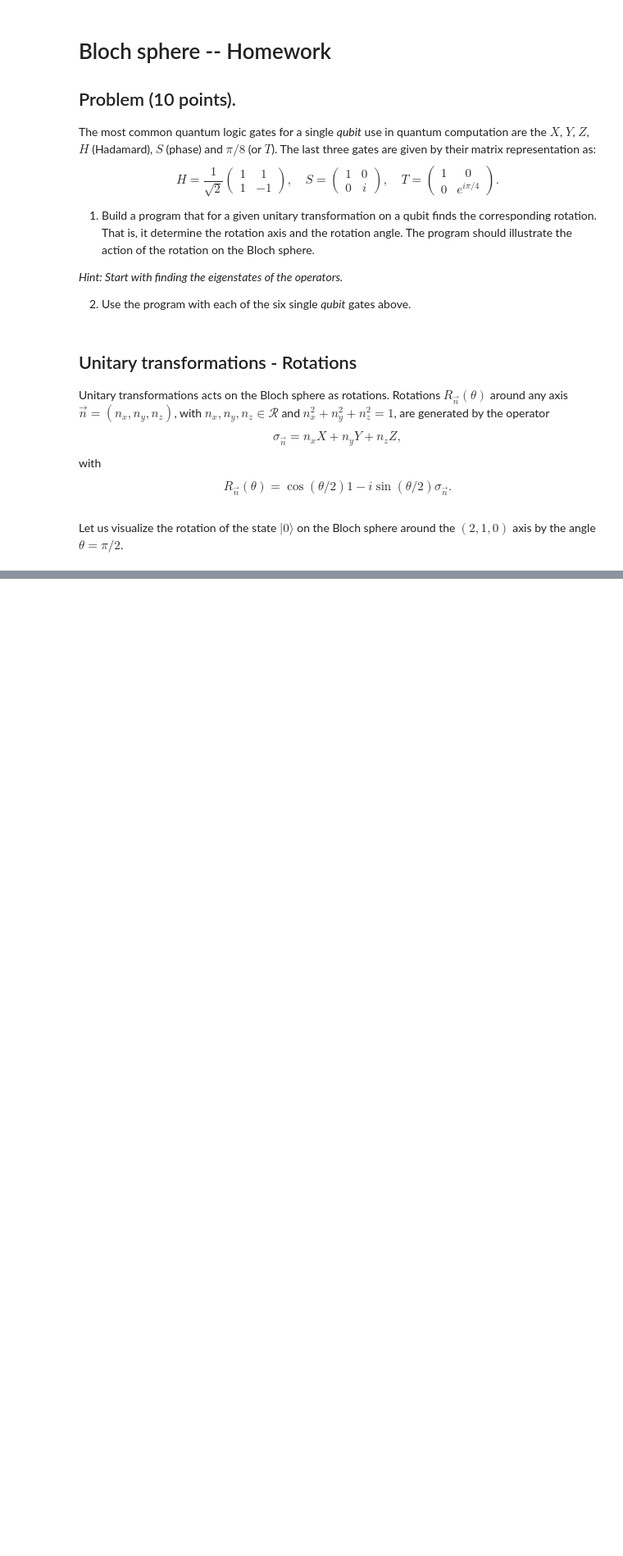
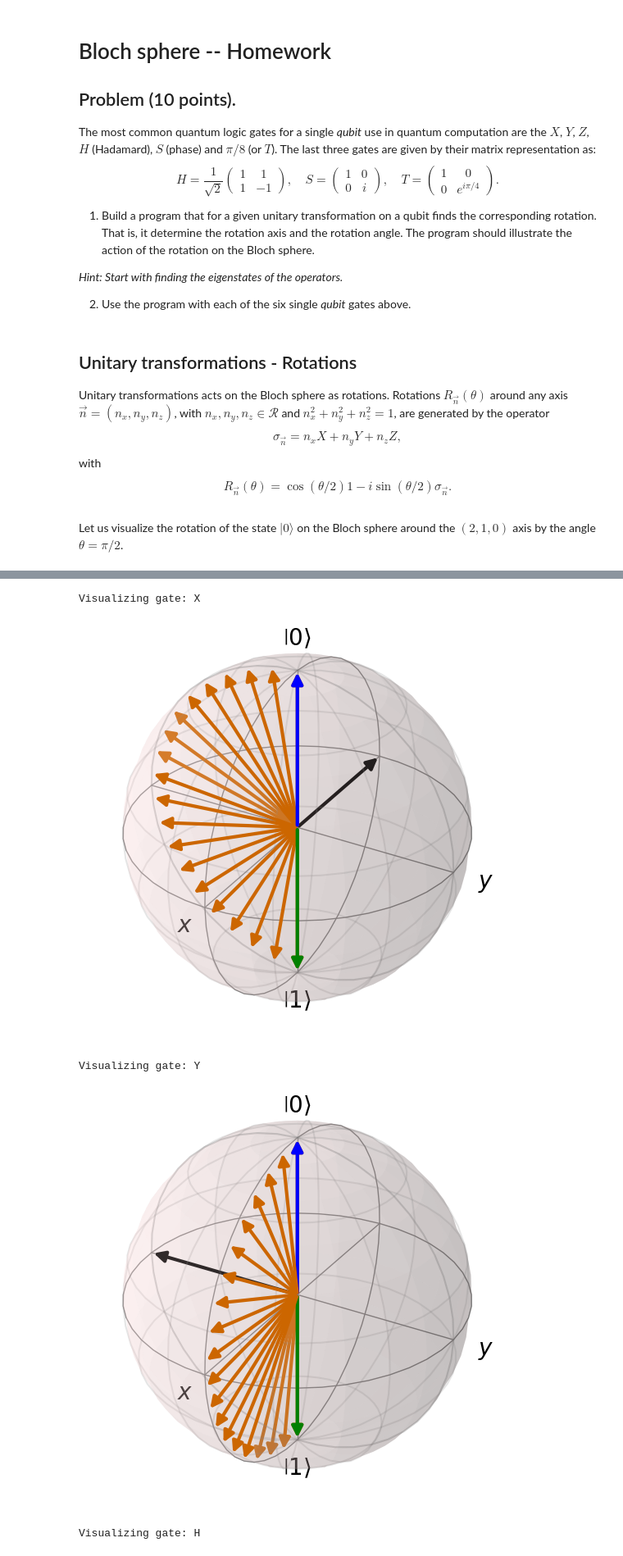
Before and after one commit to rifusaki/college, a Jupyter notebook: cuantica/QC_I_Taller6_Bloch_sphere.ipynb, the cells around one changed output, grey strips where cells are left out. Shown at 82% size. Drawn from its saved outputs; the diff is of its cells as text; code cells hidden in the pictures; blank space fills up the shorter version.

Commit message:
completed bloch sphere gates

```diff
--- a/cuantica/QC_I_Taller6_Bloch_sphere.ipynb
+++ b/cuantica/QC_I_Taller6_Bloch_sphere.ipynb
@@ -132,0 +187,44 @@ b # plots the Bloch sphere
+# %%
+# Pauli X, Y, Z
+X = Qobj([[0, 1],
+          [1, 0]])
+
+Y = Qobj([[0, -1j],
+          [1j, 0]])
+
+Z = Qobj([[1, 0],
+          [0, -1]])
+
+# H gate
+H = Qobj((1/np.sqrt(2)) * np.array([[1, 1],
+                                    [1, -1]]))
+
+# S gate
+S = Qobj([[1, 0],
+          [0, 1j]])
+
+# T gate
+T = Qobj([[1, 0],
+          [0, np.exp(1j * np.pi / 4)]])
+# %%
+# Gates starting on the |0⟩ state
+gates_0 = {"X": X, "Y": Y, "H": H}
+
+for name, gate in gates_0.items():
+    print(f"Visualizing gate: {name}")
+    b = visualize_gate_on_bloch(gate)
+    b.show()
+
+# Gates starting on the |+⟩ state
+gates_plus = {"Z": Z, "S": S, "T": T}
+
+for name, gate in gates_plus.items():
+    print(f"Visualizing gate: {name}")
+    b = visualize_gate_on_bloch(gate, state=(basis(2,0) + basis(2,1)).unit())
+    b.show()
+# %% [output]
+Visualizing gate: X
+[figure, added]
+Visualizing gate: Y
+[figure, added]
+Visualizing gate: H
```
Also changed, not shown: parts of 12 cells of this notebook, 2 other files.
